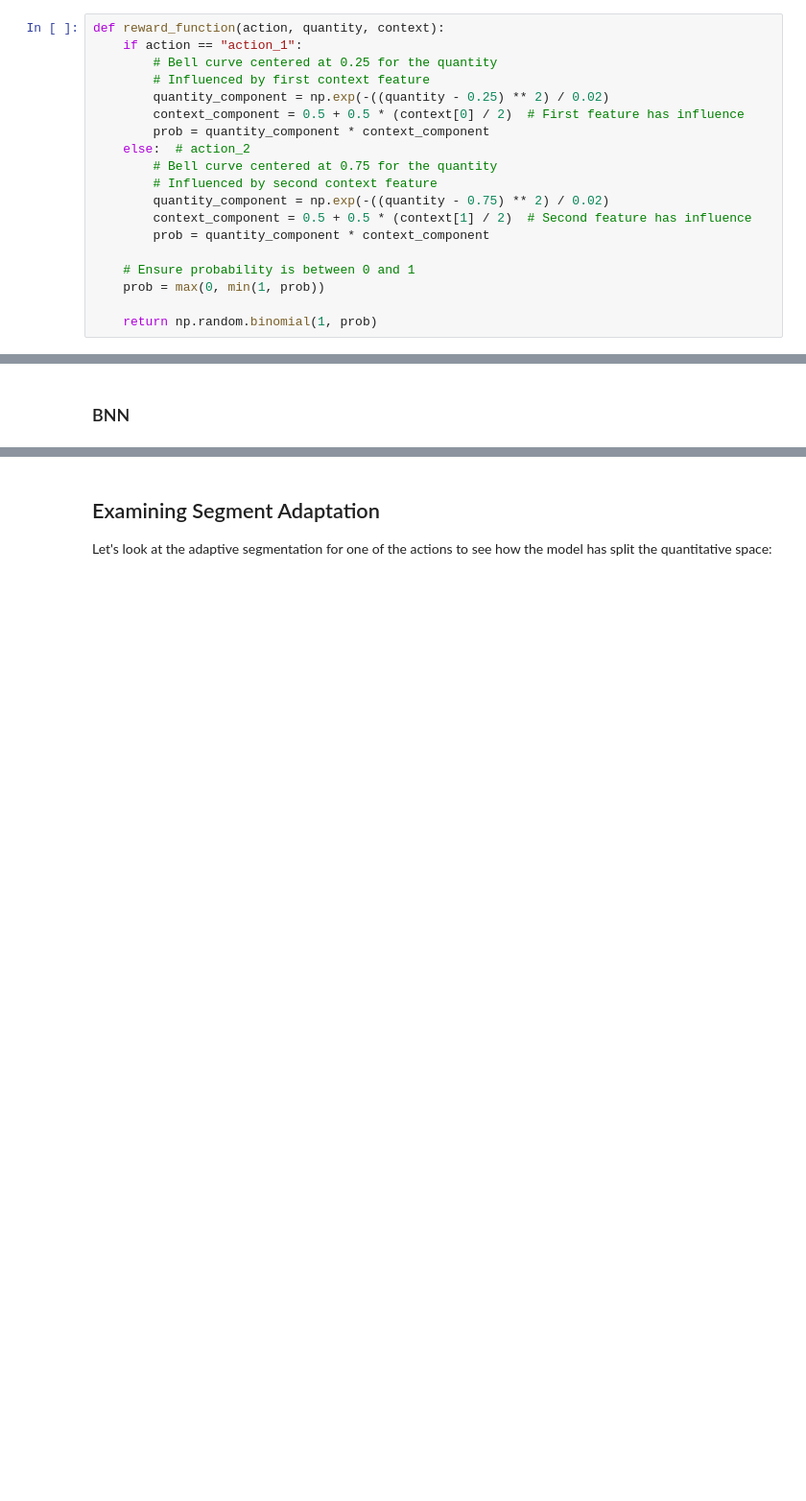
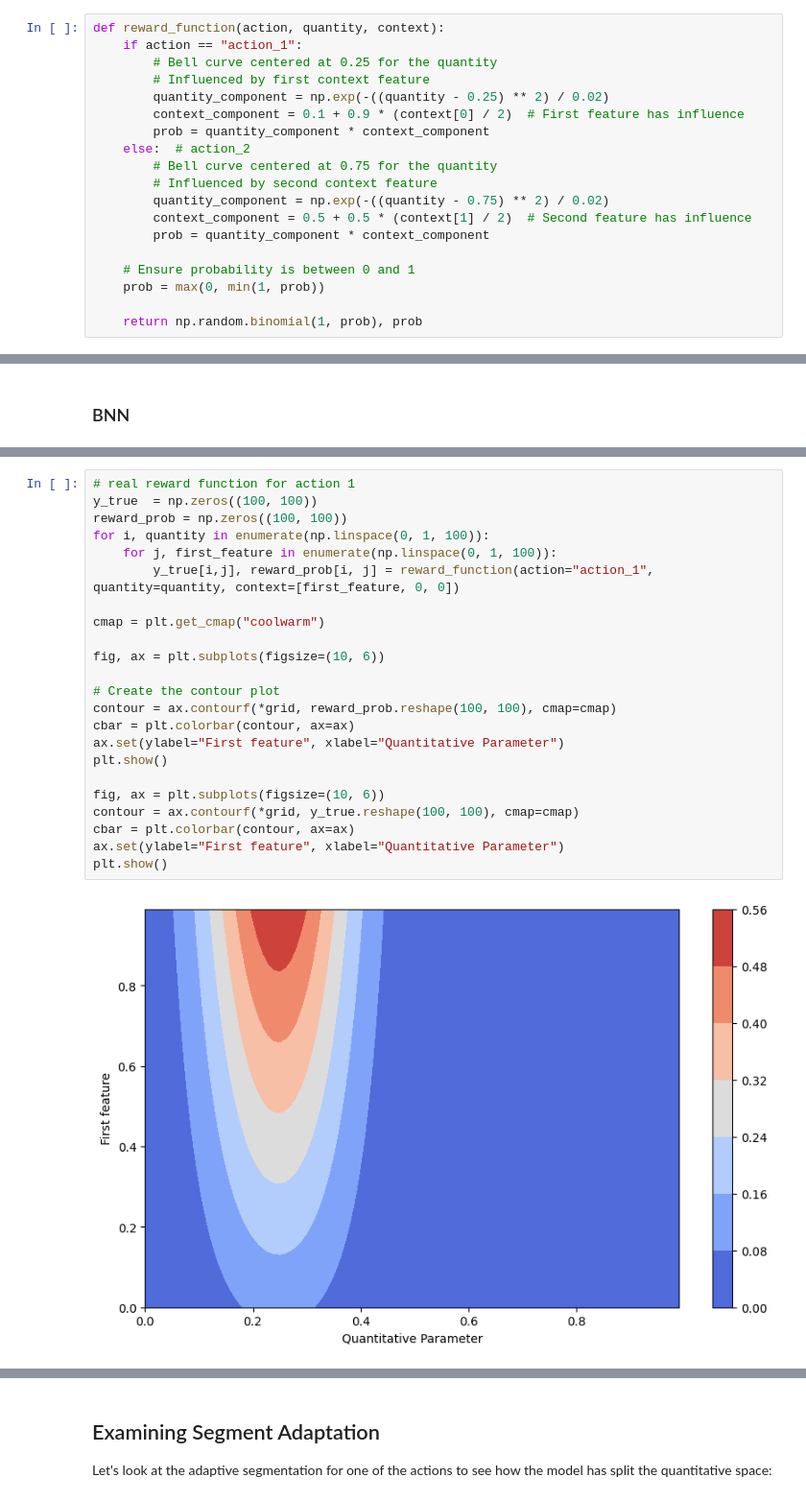
Before and after one commit to PlaytikaOSS/pybandits, a Jupyter notebook: docs/src/tutorials/cmab_quant_bnn.ipynb, the cells around one changed output, grey strips where cells are left out. Shown at 96% size. Cells and saved outputs as stored; diff of their text form; blank space fills up the shorter version.

```diff
--- a/docs/src/tutorials/cmab_quant_bnn.ipynb
+++ b/docs/src/tutorials/cmab_quant_bnn.ipynb
@@ -78,7 +91,7 @@ def reward_function(action, quantity, context):
         # Bell curve centered at 0.25 for the quantity
         # Influenced by first context feature
         quantity_component = np.exp(-((quantity - 0.25) ** 2) / 0.02)
-        context_component = 0.5 + 0.5 * (context[0] / 2)  # First feature has influence
+        context_component = 0.1 + 0.9 * (context[0] / 2)  # First feature has influence
         prob = quantity_component * context_component
     else:  # action_2
         # Bell curve centered at 0.75 for the quantity
@@ -90,7 +103,7 @@ def reward_function(action, quantity, context):
     # Ensure probability is between 0 and 1
     prob = max(0, min(1, prob))
 
-    return np.random.binomial(1, prob)
+    return np.random.binomial(1, prob), prob
 # %% [markdown]
 Let's visualize our reward functions to understand what the bandit needs to learn. We'll show the reward surfaces for different values of context:
 # %%
@@ -175,0 +215,25 @@ np.append(grid_2d, np.zeros((grid_2d.shape[0], 2)), axis=1)
+# %%
+# real reward function for action 1
+y_true  = np.zeros((100, 100))
+reward_prob = np.zeros((100, 100))
+for i, quantity in enumerate(np.linspace(0, 1, 100)):
+    for j, first_feature in enumerate(np.linspace(0, 1, 100)):
+        y_true[i,j], reward_prob[i, j] = reward_function(action="action_1", quantity=quantity, context=[first_feature, 0, 0])
+
+cmap = plt.get_cmap("coolwarm")
+
+fig, ax = plt.subplots(figsize=(10, 6))
+
+# Create the contour plot
+contour = ax.contourf(*grid, reward_prob.reshape(100, 100), cmap=cmap)
+cbar = plt.colorbar(contour, ax=ax)
+ax.set(ylabel="First feature", xlabel="Quantitative Parameter")
+plt.show()
+
+fig, ax = plt.subplots(figsize=(10, 6))
+contour = ax.contourf(*grid, y_true.reshape(100, 100), cmap=cmap)
+cbar = plt.colorbar(contour, ax=ax)
+ax.set(ylabel="First feature", xlabel="Quantitative Parameter")
+plt.show()
+# %% [output]
+[figure, added]
```
Also changed, not shown: parts of 19 cells of this notebook.
